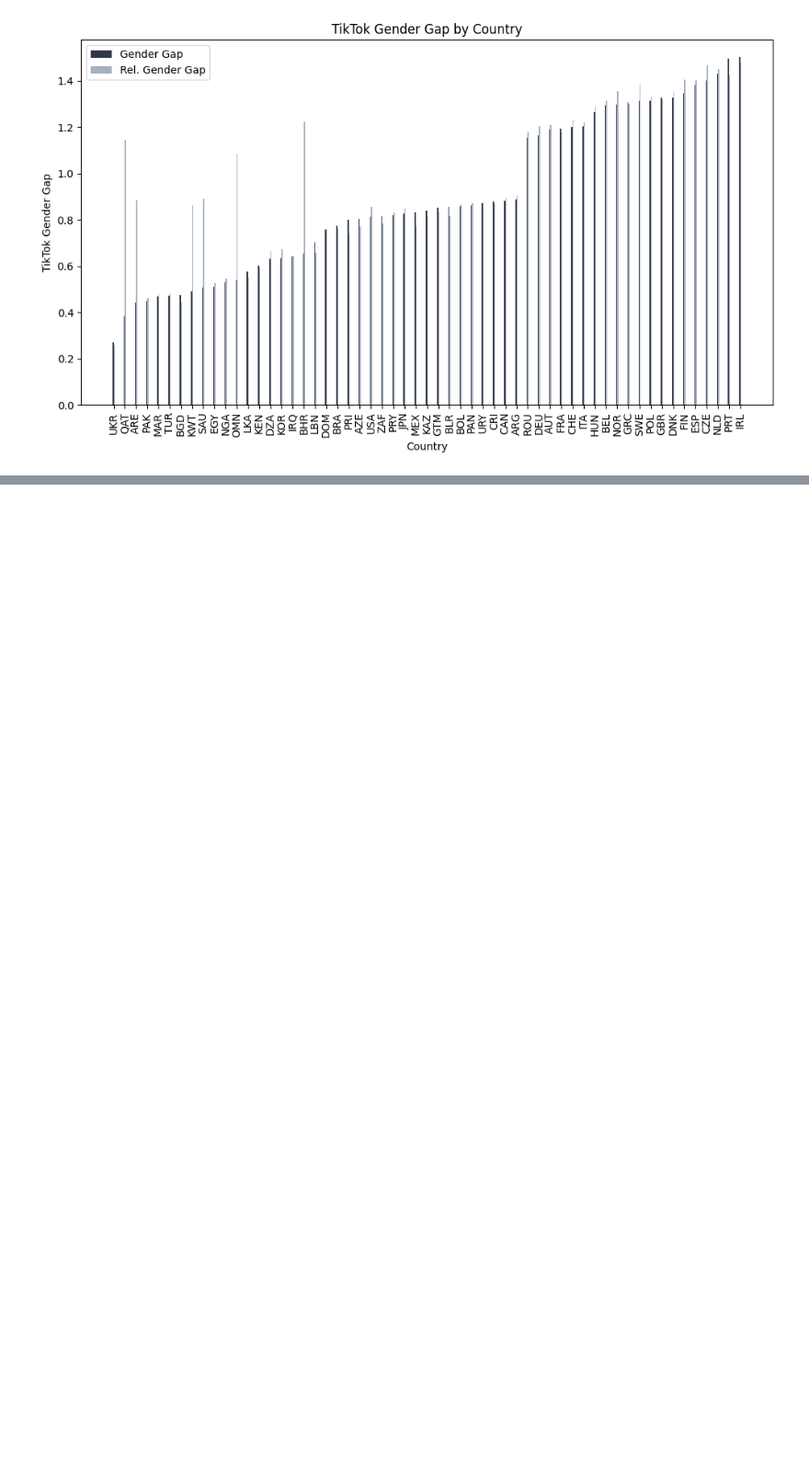
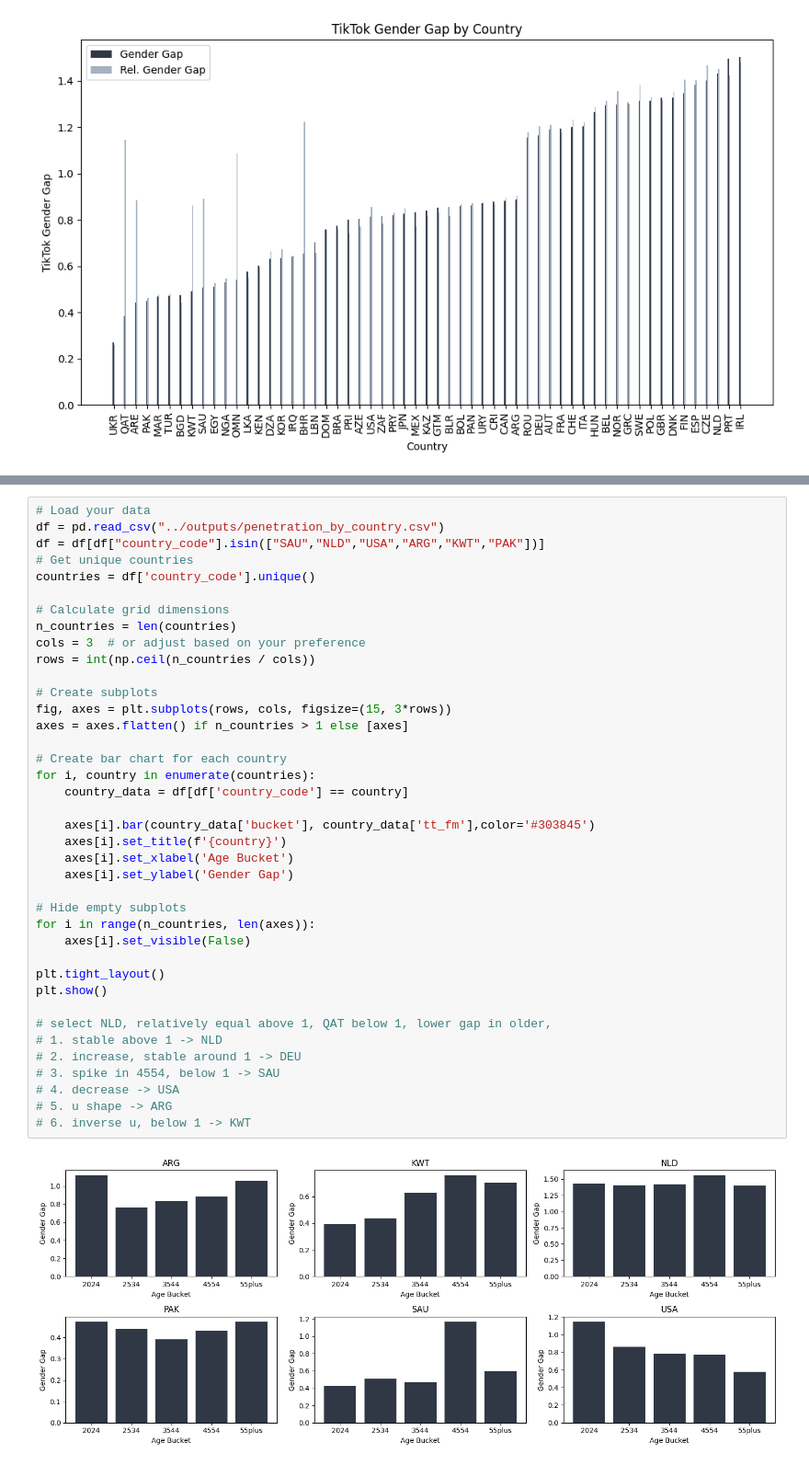
Before and after one commit to hschwed/PDSAI, a Jupyter notebook: poster_input/analyses.ipynb, the cells around one changed output, grey strips where cells are left out. Shown at 92% size. Saved outputs shown, nothing was run; the diff lists cells and outputs as text; blank space fills up the shorter version.

```diff
--- a/poster_input/analyses.ipynb
+++ b/poster_input/analyses.ipynb
@@ -329,0 +398,41 @@ Avg amount TikTok estimates higher than population w/o Outlier: 6,361,195.43
+# %%
+# Load your data
+df = pd.read_csv("../outputs/penetration_by_country.csv")
+df = df[df["country_code"].isin(["SAU","NLD","USA","ARG","KWT","PAK"])]
+# Get unique countries
+countries = df['country_code'].unique()
+
+# Calculate grid dimensions
+n_countries = len(countries)
+cols = 3  # or adjust based on your preference
+rows = int(np.ceil(n_countries / cols))
+
+# Create subplots
+fig, axes = plt.subplots(rows, cols, figsize=(15, 3*rows))
+axes = axes.flatten() if n_countries > 1 else [axes]
+
+# Create bar chart for each country
+for i, country in enumerate(countries):
+    country_data = df[df['country_code'] == country]
+
+    axes[i].bar(country_data['bucket'], country_data['tt_fm'],color='#303845')
+    axes[i].set_title(f'{country}')
+    axes[i].set_xlabel('Age Bucket')
+    axes[i].set_ylabel('Gender Gap')
+
+# Hide empty subplots
+for i in range(n_countries, len(axes)):
+    axes[i].set_visible(False)
+
+plt.tight_layout()
+plt.show()
+
+# select NLD, relatively equal above 1, QAT below 1, lower gap in older,
+# 1. stable above 1 -> NLD
+# 2. increase, stable around 1 -> DEU
+# 3. spike in 4554, below 1 -> SAU
+# 4. decrease -> USA
+# 5. u shape -> ARG
+# 6. inverse u, below 1 -> KWT
+# %% [output]
+[figure, added]
```
Also changed, not shown: parts of 5 cells of this notebook, 4 other files.
